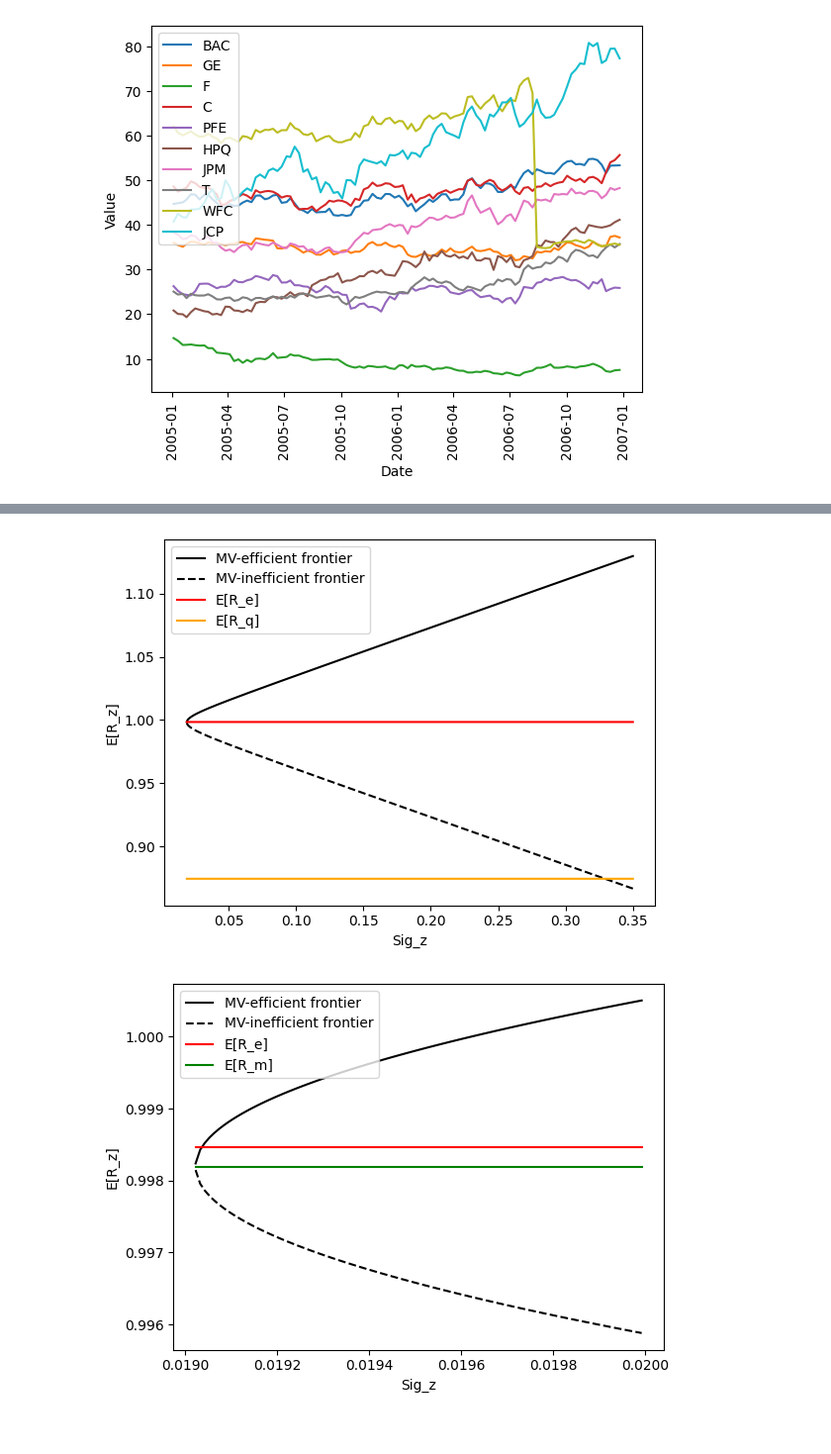
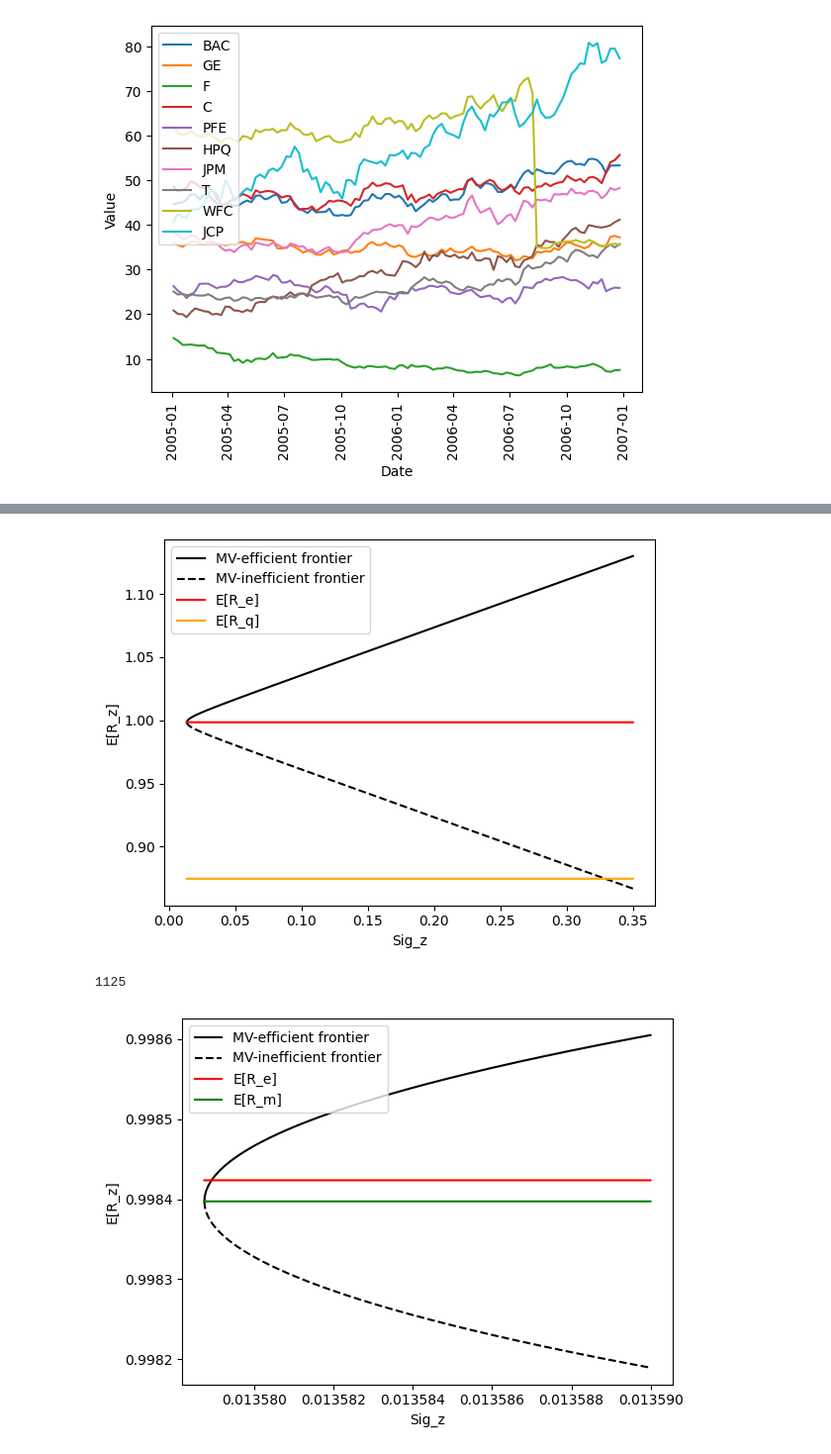
Before and after one commit to GiosueCavagna/FE_MeanVar_Analysis, a Jupyter notebook: MV_portfolio.ipynb, the cells around one changed output, grey strips where cells are left out. Shown at 99% size. Cells and saved outputs as stored; diff of their text form; code cells hidden in the pictures.

```diff
--- a/MV_portfolio.ipynb
+++ b/MV_portfolio.ipynb
@@ -26,6 +26,9 @@ plt.show()
 [figure]
 # %%
 R_column_names=['R_'+name for name in list(df.columns)]
-R_df = df[df.columns].div(df[df.columns].shift(-1))
+#Here I compute the return as the retio of price at time t and price at time t-1
+R_df = df[df.columns].shift(+1).div(df[df.columns])#.shift(-1))
 R_df = R_df.dropna()
+
+R_df.columns = R_column_names
 # %%
@@ -45,11 +47,16 @@ from itertools import product
 column_combinations = list(product(R_df.columns, repeat=2))
 
 # Create a new DataFrame with the combinations as columns
-RR_df = pd.DataFrame({f'{col1}_{col2}': R_df[col1] * R_df[col2] for col1, col2 in column_combinations})
+RR_df = pd.DataFrame({f'{col1}*{col2}': R_df[col1] * R_df[col2] for col1, col2 in column_combinations})
 
 RR_means=RR_df.mean()
 
 S=np.array(RR_means).reshape(10, 10)
+
+#Another way to compute S is the following since E[R_j,R_i]=Cov(R_j,R_i)+E[R_j]E[R_i]
+#EE=np.outer(R_means, R_means)
+#S_new=np.cov(R_df.T)+EE
+
 S_inv=np.linalg.inv(S)
 # %%
 T=R_df.shape[0]
@@ -60,14 +67,9 @@ k_q=[0 for _ in range(T)]
 
 t=0
 i=0
-#print(len(k_q))
 for t in range(T):
     for i in range(J):
-        #print('i='+str(i))
-        #print('R[t,i]='+str(R_df.iloc[t,i]))
-        #print('sum(S_inv[i:])='+str(sum(S_inv[i,:])))
         k_q[t]=k_q[t]+(R_df.iloc[t,i]*sum(S_inv[i,:]))
-    #print('k_q[t]'+str(k_q[t]))
 
 #----------------------------------------------k_e------------------------------------------------------
 k_e=[0 for _ in range(T)]
@@ -75,8 +77,6 @@ k_e=[0 for _ in range(T)]
 t=0
 i=0
 for t in range(T):
-    for j in range(J):
-         k_e[t]=k_e[t]+(R_df.iloc[t,i]*np.dot(S_inv[i,:],R_means))
-#print(len(k_e))
-#print(np.dot(k_e,k_q))
+    for i in range(J):
+         k_e[t]=k_e[t]+(R_df.iloc[t,i]*np.dot(S_inv[i,:], R_means))
 # %%
@@ -109,6 +93,7 @@ This is the minV-portfolio
 # %%
 #Answer to the second question of exercize 3
-sig_z=np.arange(0.01905,0.05,0.0001)
+eps=10e-18
+sig_z=np.arange(np.sqrt(sig2_m)+eps,0.05,0.0001)
 
 def ER_z(sig_z):
     ER_z_plus=np.mean(R_m)+(np.sqrt((sig_z**2-sig2_m)/(sig2_q-sig2_m))*(np.mean(R_q)-np.mean(R_m)))
@@ -119,6 +104,10 @@ if (np.mean(np.multiply(k_e,k_q)))>0 :
     [ER_z_ineff,ER_z_eff]=ER_z(sig_z)
 else:
     [ER_z_eff,ER_z_ineff]=ER_z(sig_z)
+
+
+#If the dot product is 0, then the equation for the MV frontier have to
+#take into account the tilde R_e, but I will not generalize to this case here
 # %%
 #Answer to the third qeustion of exercise 3
 sig_1=0.02
@@ -150,5 +139,5 @@ Dot sig_2 has sig=0.04 and expected return E[R]=1.011415913775696
 # %%
-sig_z2=np.arange(0.01905,0.35,0.0001)
+sig_z2=np.arange(np.sqrt(sig2_m)+eps,0.35,0.00001)
 
 def ER_z(sig_z):
     ER_z_plus=np.mean(R_m)+(np.sqrt((sig_z**2-sig2_m)/(sig2_q-sig2_m))*(np.mean(R_q)-np.mean(R_m)))
@@ -172,33 +161,34 @@ plt.plot(sig_z2, ER_e, label='E[R_e]',  color='red')
 plt.plot(sig_z2, ER_q, label='E[R_q]',  color='orange')
 # Add labels and a legend
 plt.xlabel('Sig_z')
 plt.ylabel('E[R_z]')
 plt.legend()
 
 # Show the plot
 plt.show()
 
 #-----------------------------------------------------------------------------------------------
-sig_z3=np.arange(0.019023,0.02,0.00001)
+sig_z3=np.arange(np.sqrt(sig2_m)+eps,0.01359,0.00000001)
 ER_e=[np.mean(R_e) for _ in range(len(sig_z3))]
 ER_m=[np.mean(R_m) for _ in range(len(sig_z3))]
 
 if (np.mean(np.multiply(k_e,k_q)))>0 :
     [ER_z_ineff,ER_z_eff]=ER_z(sig_z3)
 else:
     [ER_z_eff,ER_z_ineff]=ER_z(sig_z3)
 
 plt.plot(sig_z3, ER_z_eff, color='black',label='MV-efficient frontier')
 plt.plot(sig_z3, ER_z_ineff, color='black' ,linestyle='--',label='MV-inefficient frontier')
 plt.plot(sig_z3, ER_e, label='E[R_e]',  color='red')
 plt.plot(sig_z3, ER_m, label='E[R_m]',  color='green')
 # Add labels and a legend
 plt.xlabel('Sig_z')
 plt.ylabel('E[R_z]')
 plt.legend()
 
 # Show the plot
 plt.show()
 # %% [output]
-[figure, old version]
+[figure, new version]
+1125
-[figure, old version]
+[figure, new version]
```
Also changed, not shown: parts of 8 cells of this notebook.
